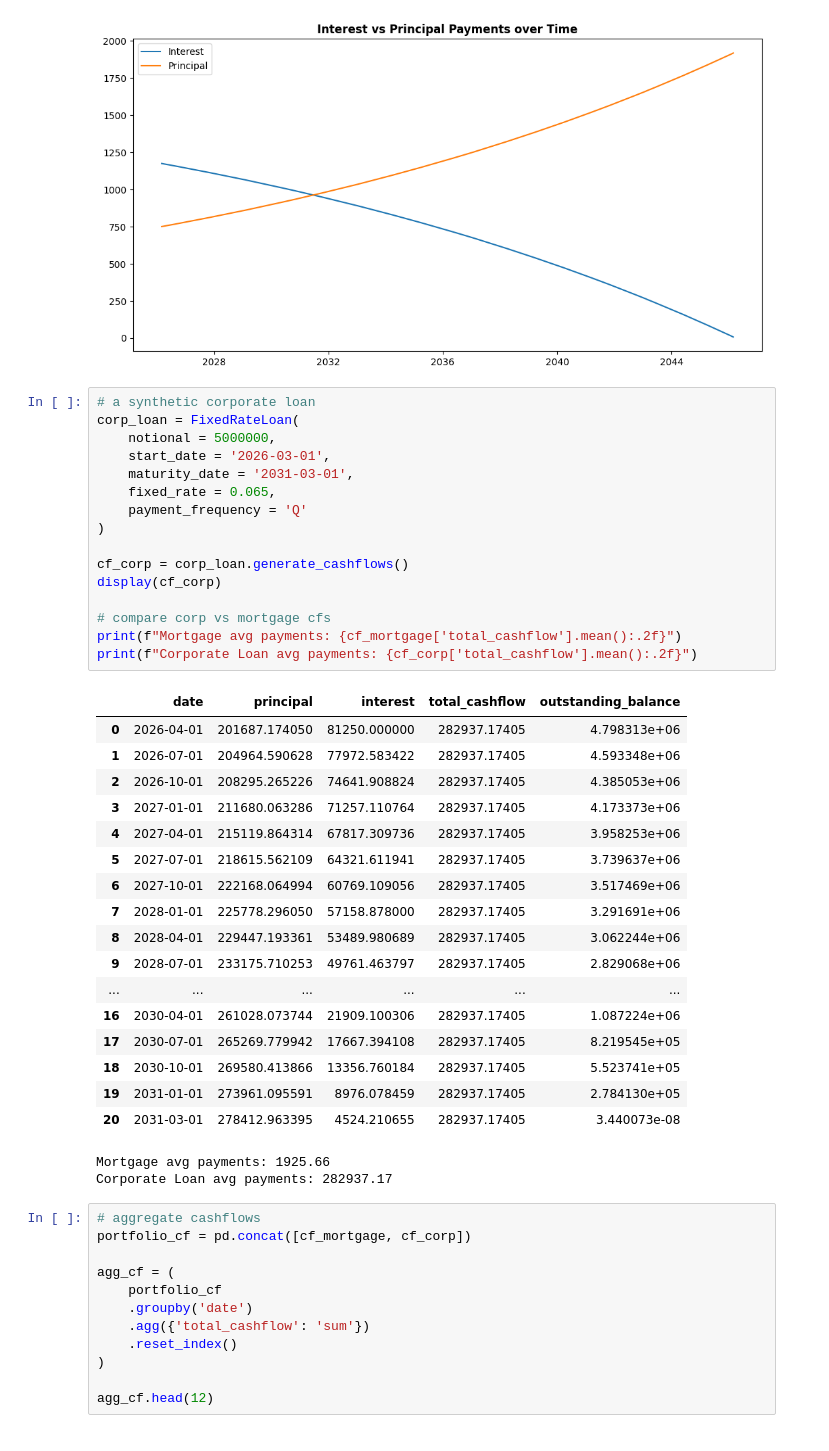
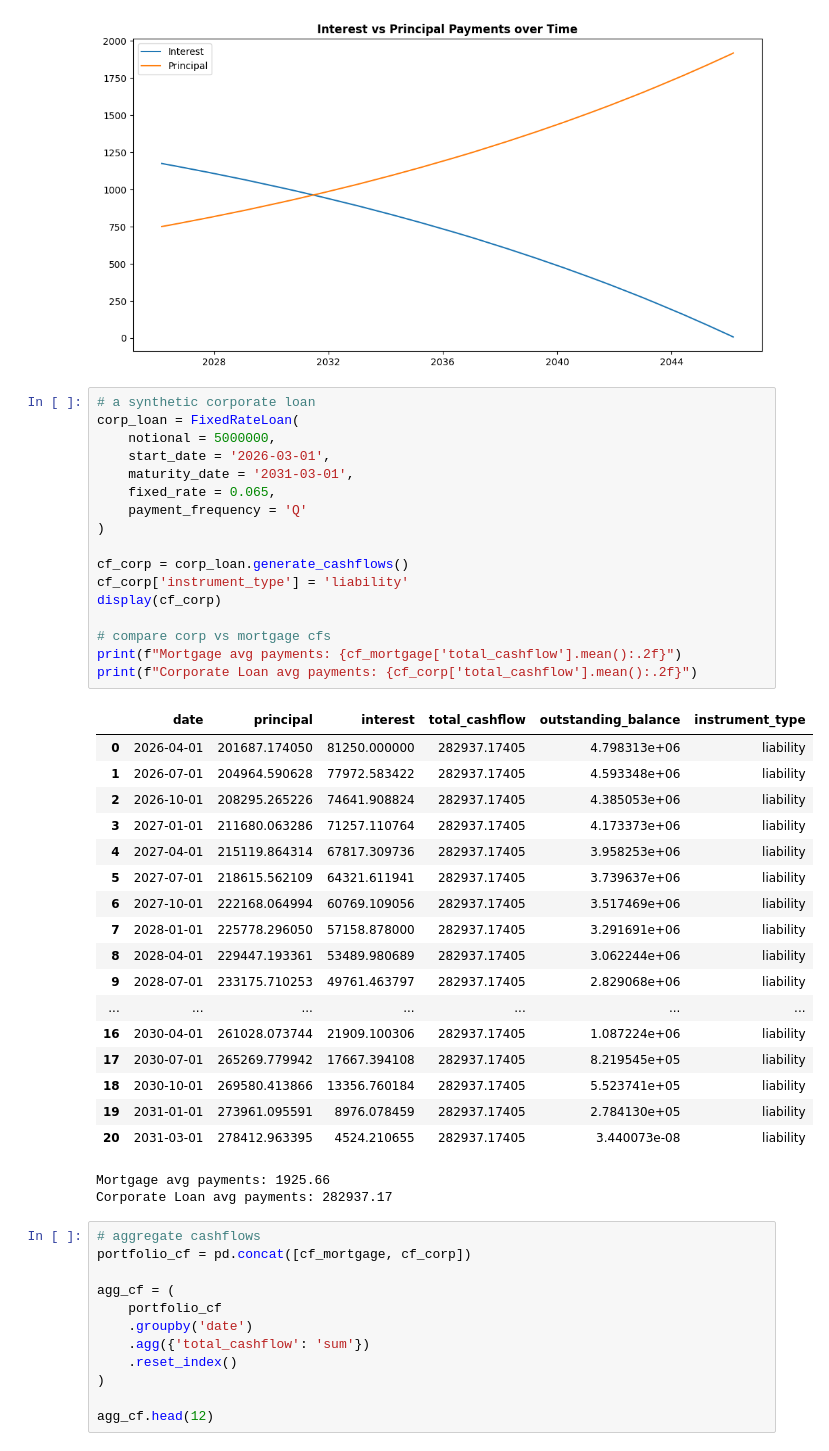
Before and after one commit to gorkemyencak/IRRBB-engine, a Jupyter notebook: notebooks/04_instrument_cashflow_testing.ipynb, the cells around one changed output. Saved outputs shown, nothing was run; the diff lists cells and outputs as text.

```diff
--- a/notebooks/04_instrument_cashflow_testing.ipynb
+++ b/notebooks/04_instrument_cashflow_testing.ipynb
@@ -75,37 +76,38 @@ plt.show()
 # %%
 # a synthetic corporate loan
 corp_loan = FixedRateLoan(
     notional = 5000000,
     start_date = '2026-03-01',
     maturity_date = '2031-03-01',
     fixed_rate = 0.065,
     payment_frequency = 'Q'
 )
 
 cf_corp = corp_loan.generate_cashflows()
+cf_corp['instrument_type'] = 'liability'
 display(cf_corp)
 
 # compare corp vs mortgage cfs
 print(f"Mortgage avg payments: {cf_mortgage['total_cashflow'].mean():.2f}")
 print(f"Corporate Loan avg payments: {cf_corp['total_cashflow'].mean():.2f}")
 # %% [output]
-|  | date | principal | interest | total_cashflow | outstanding_balance |
-| 0 | 2026-04-01 | 201687.174050 | 81250.000000 | 282937.17405 | 4.798313e+06 |
-| 1 | 2026-07-01 | 204964.590628 | 77972.583422 | 282937.17405 | 4.593348e+06 |
-| 2 | 2026-10-01 | 208295.265226 | 74641.908824 | 282937.17405 | 4.385053e+06 |
-| 3 | 2027-01-01 | 211680.063286 | 71257.110764 | 282937.17405 | 4.173373e+06 |
-| 4 | 2027-04-01 | 215119.864314 | 67817.309736 | 282937.17405 | 3.958253e+06 |
-| 5 | 2027-07-01 | 218615.562109 | 64321.611941 | 282937.17405 | 3.739637e+06 |
-| 6 | 2027-10-01 | 222168.064994 | 60769.109056 | 282937.17405 | 3.517469e+06 |
-| 7 | 2028-01-01 | 225778.296050 | 57158.878000 | 282937.17405 | 3.291691e+06 |
-| 8 | 2028-04-01 | 229447.193361 | 53489.980689 | 282937.17405 | 3.062244e+06 |
-| 9 | 2028-07-01 | 233175.710253 | 49761.463797 | 282937.17405 | 2.829068e+06 |
-| ... | ... | ... | ... | ... | ... |
-| 16 | 2030-04-01 | 261028.073744 | 21909.100306 | 282937.17405 | 1.087224e+06 |
-| 17 | 2030-07-01 | 265269.779942 | 17667.394108 | 282937.17405 | 8.219545e+05 |
-| 18 | 2030-10-01 | 269580.413866 | 13356.760184 | 282937.17405 | 5.523741e+05 |
-| 19 | 2031-01-01 | 273961.095591 | 8976.078459 | 282937.17405 | 2.784130e+05 |
-| 20 | 2031-03-01 | 278412.963395 | 4524.210655 | 282937.17405 | 3.440073e-08 |
+|  | date | principal | interest | total_cashflow | outstanding_balance | instrument_type |
+| 0 | 2026-04-01 | 201687.174050 | 81250.000000 | 282937.17405 | 4.798313e+06 | liability |
+| 1 | 2026-07-01 | 204964.590628 | 77972.583422 | 282937.17405 | 4.593348e+06 | liability |
+| 2 | 2026-10-01 | 208295.265226 | 74641.908824 | 282937.17405 | 4.385053e+06 | liability |
+| 3 | 2027-01-01 | 211680.063286 | 71257.110764 | 282937.17405 | 4.173373e+06 | liability |
+| 4 | 2027-04-01 | 215119.864314 | 67817.309736 | 282937.17405 | 3.958253e+06 | liability |
+| 5 | 2027-07-01 | 218615.562109 | 64321.611941 | 282937.17405 | 3.739637e+06 | liability |
+| 6 | 2027-10-01 | 222168.064994 | 60769.109056 | 282937.17405 | 3.517469e+06 | liability |
+| 7 | 2028-01-01 | 225778.296050 | 57158.878000 | 282937.17405 | 3.291691e+06 | liability |
+| 8 | 2028-04-01 | 229447.193361 | 53489.980689 | 282937.17405 | 3.062244e+06 | liability |
+| 9 | 2028-07-01 | 233175.710253 | 49761.463797 | 282937.17405 | 2.829068e+06 | liability |
+| ... | ... | ... | ... | ... | ... | ... |
+| 16 | 2030-04-01 | 261028.073744 | 21909.100306 | 282937.17405 | 1.087224e+06 | liability |
+| 17 | 2030-07-01 | 265269.779942 | 17667.394108 | 282937.17405 | 8.219545e+05 | liability |
+| 18 | 2030-10-01 | 269580.413866 | 13356.760184 | 282937.17405 | 5.523741e+05 | liability |
+| 19 | 2031-01-01 | 273961.095591 | 8976.078459 | 282937.17405 | 2.784130e+05 | liability |
+| 20 | 2031-03-01 | 278412.963395 | 4524.210655 | 282937.17405 | 3.440073e-08 | liability |
 Mortgage avg payments: 1925.66
 Corporate Loan avg payments: 282937.17
 # %%
```
Also changed, not shown: parts of 2 cells of this notebook, 2 other files.
